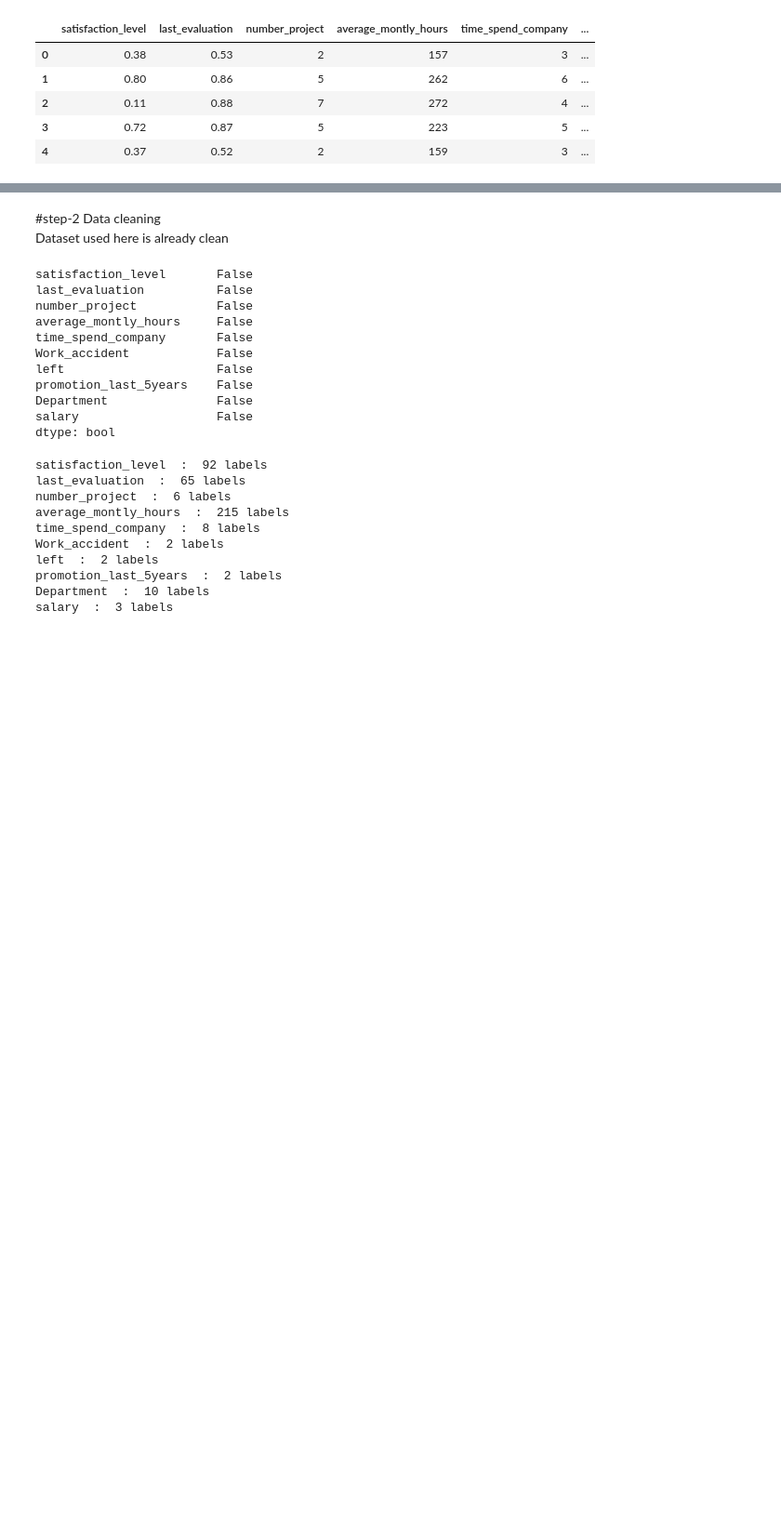
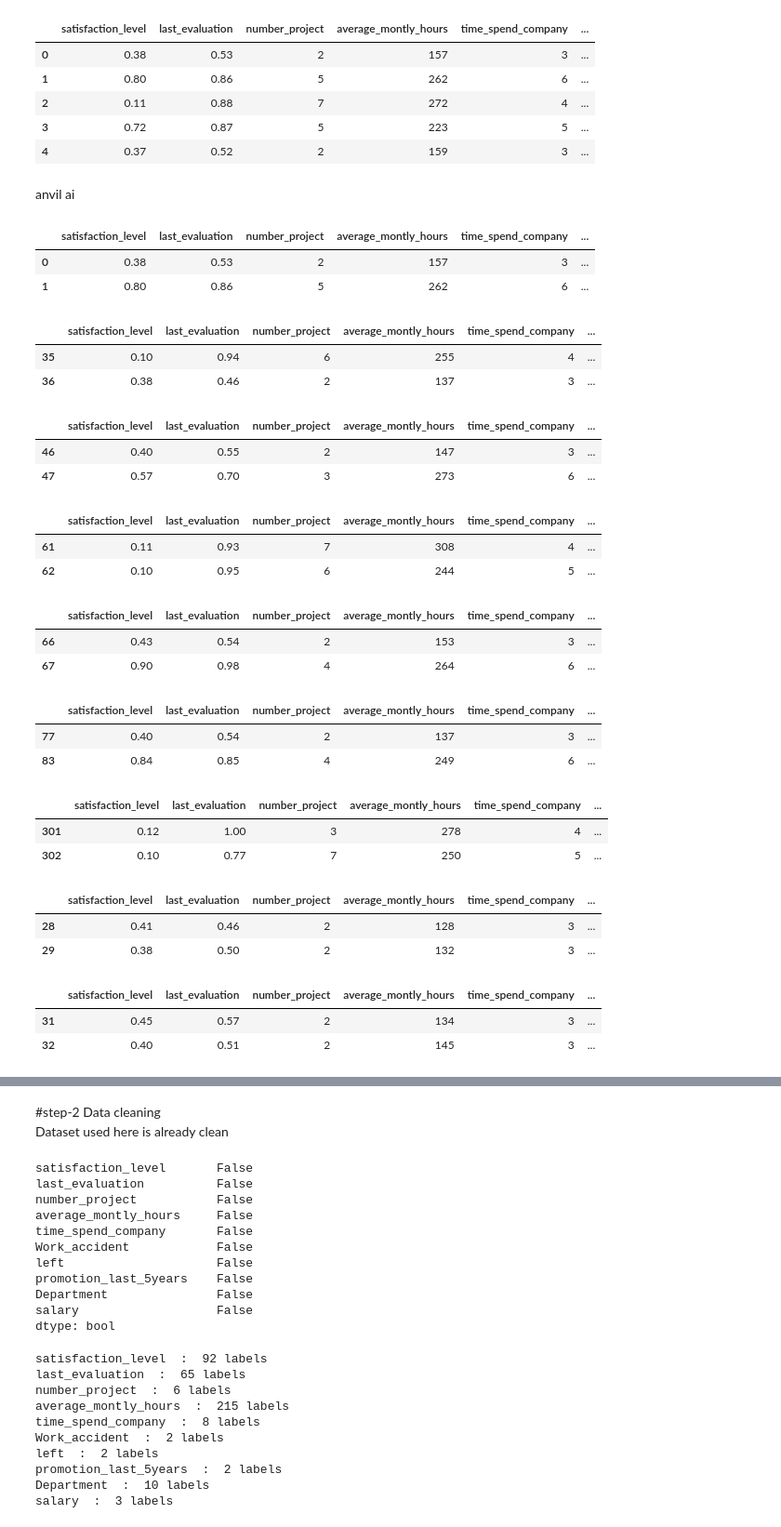
Before and after one commit to sbhardwaj97/employee-turnover-, a Jupyter notebook: project_work_module_3.ipynb, the cells around one changed output, grey strips where cells are left out. Shown: that part at 93% size. Saved outputs shown, nothing was run; the diff lists cells and outputs as text; code cells hidden in the pictures; blank space fills up the shorter version.

```diff
--- a/project_work_module_3.ipynb
+++ b/project_work_module_3.ipynb
@@ -20,3 +28,59 @@ df.head(5)
 | 2 | 0.11 | 0.88 | 7 | 272 | 4 | ... |
 | 3 | 0.72 | 0.87 | 5 | 223 | 5 | ... |
 | 4 | 0.37 | 0.52 | 2 | 159 | 3 | ... |
+# %% [markdown]
+anvil ai
+# %%
+df[df["Department"]=="sales"].head(2)
+# %% [output]
+|  | satisfaction_level | last_evaluation | number_project | average_montly_hours | time_spend_company | ... |
+| 0 | 0.38 | 0.53 | 2 | 157 | 3 | ... |
+| 1 | 0.80 | 0.86 | 5 | 262 | 6 | ... |
+# %%
+df[df["Department"]=="technical"].head(2)
+# %% [output]
+|  | satisfaction_level | last_evaluation | number_project | average_montly_hours | time_spend_company | ... |
+| 35 | 0.10 | 0.94 | 6 | 255 | 4 | ... |
+| 36 | 0.38 | 0.46 | 2 | 137 | 3 | ... |
+# %%
+df[df["Department"]=="support"].head(2)
+# %% [output]
+|  | satisfaction_level | last_evaluation | number_project | average_montly_hours | time_spend_company | ... |
+| 46 | 0.40 | 0.55 | 2 | 147 | 3 | ... |
+| 47 | 0.57 | 0.70 | 3 | 273 | 6 | ... |
+# %%
+df[df["Department"]=="IT"].head(2)
+# %% [output]
+|  | satisfaction_level | last_evaluation | number_project | average_montly_hours | time_spend_company | ... |
+| 61 | 0.11 | 0.93 | 7 | 308 | 4 | ... |
+| 62 | 0.10 | 0.95 | 6 | 244 | 5 | ... |
+# %%
+df[df["Department"]=="product_mng"].head(2)
+# %% [output]
+|  | satisfaction_level | last_evaluation | number_project | average_montly_hours | time_spend_company | ... |
+| 66 | 0.43 | 0.54 | 2 | 153 | 3 | ... |
+| 67 | 0.90 | 0.98 | 4 | 264 | 6 | ... |
+# %%
+df[df["Department"]=="marketing"].head(2)
+# %% [output]
+|  | satisfaction_level | last_evaluation | number_project | average_montly_hours | time_spend_company | ... |
+| 77 | 0.40 | 0.54 | 2 | 137 | 3 | ... |
+| 83 | 0.84 | 0.85 | 4 | 249 | 6 | ... |
+# %%
+df[df["Department"]=="RandD"].head(2)
+# %% [output]
+|  | satisfaction_level | last_evaluation | number_project | average_montly_hours | time_spend_company | ... |
+| 301 | 0.12 | 1.00 | 3 | 278 | 4 | ... |
+| 302 | 0.10 | 0.77 | 7 | 250 | 5 | ... |
+# %%
+df[df["Department"]=="accounting"].head(2)
+# %% [output]
+|  | satisfaction_level | last_evaluation | number_project | average_montly_hours | time_spend_company | ... |
+| 28 | 0.41 | 0.46 | 2 | 128 | 3 | ... |
+| 29 | 0.38 | 0.50 | 2 | 132 | 3 | ... |
+# %%
+df[df["Department"]=="hr"].head(2)
+# %% [output]
+|  | satisfaction_level | last_evaluation | number_project | average_montly_hours | time_spend_company | ... |
+| 31 | 0.45 | 0.57 | 2 | 134 | 3 | ... |
+| 32 | 0.40 | 0.51 | 2 | 145 | 3 | ... |
```
Also changed, not shown: parts of 15 cells of this notebook.
